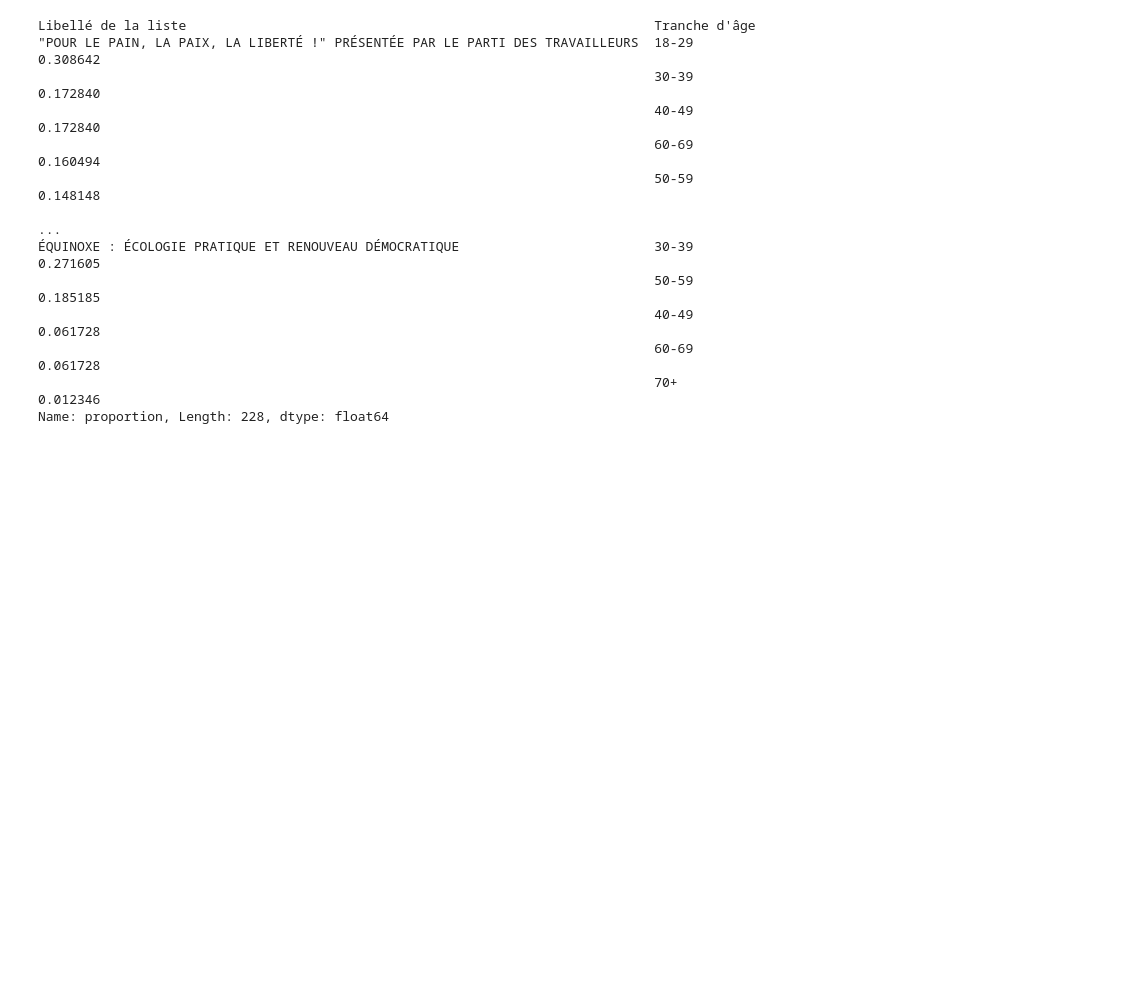
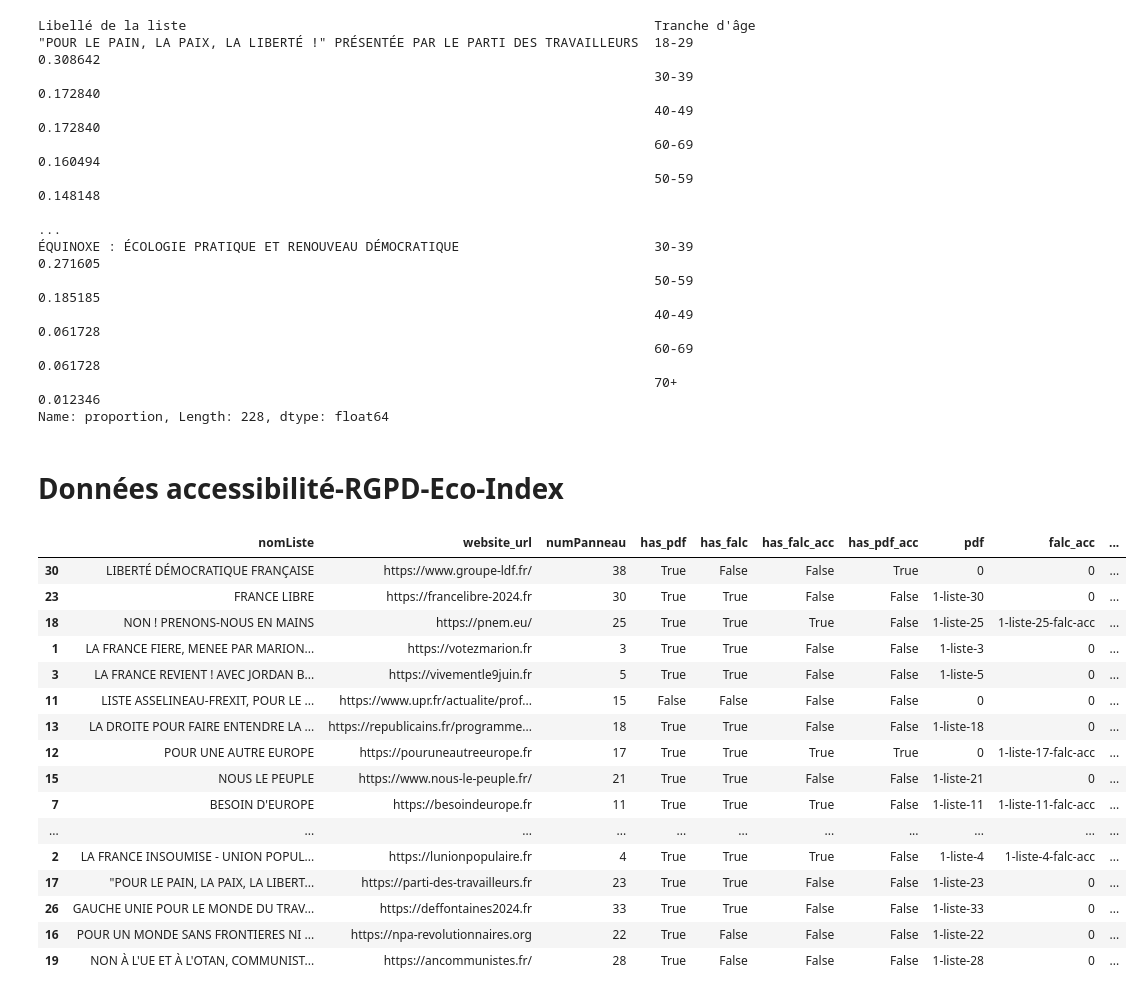
Before and after one commit to les-enovateurs/elections-europeennes, a Jupyter notebook: data_analysis.ipynb, the cells around one changed output. Saved outputs shown, nothing was run; the diff lists cells and outputs as text; code cells hidden in the pictures; blank space fills up the shorter version.

```diff
--- a/data_analysis.ipynb
+++ b/data_analysis.ipynb
@@ -152,3 +153,33 @@ fig.update_layout(
 )
 fig.update_yaxes(ticksuffix="%")
 fig.show()
+# %% [markdown]
+# Données accessibilité-RGPD-Eco-Index
+# %%
+data = json.load(open("data/complete/program-accessibilite-rgpd-ecoindex.json"))
+# %%
+df = pd.DataFrame(data["data"])
+# %%
+df_clean = df.drop_duplicates("nomListe").sort_values(
+    "emicentre_position", ascending=False
+)
+# %%
+df_clean
+# %% [output]
+|  | nomListe | website_url | numPanneau | has_pdf | has_falc | has_falc_acc | has_pdf_acc | pdf | falc_acc | ... |
+| 30 | LIBERTÉ DÉMOCRATIQUE FRANÇAISE | https://www.groupe-ldf.fr/ | 38 | True | False | False | True | 0 | 0 | ... |
+| 23 | FRANCE LIBRE | https://francelibre-2024.fr | 30 | True | True | False | False | 1-liste-30 | 0 | ... |
+| 18 | NON ! PRENONS-NOUS EN MAINS | https://pnem.eu/ | 25 | True | True | True | False | 1-liste-25 | 1-liste-25-falc-acc | ... |
+| 1 | LA FRANCE FIERE, MENEE PAR MARION... | https://votezmarion.fr | 3 | True | True | False | False | 1-liste-3 | 0 | ... |
+| 3 | LA FRANCE REVIENT ! AVEC JORDAN B... | https://vivementle9juin.fr | 5 | True | True | False | False | 1-liste-5 | 0 | ... |
+| 11 | LISTE ASSELINEAU-FREXIT, POUR LE ... | https://www.upr.fr/actualite/prof... | 15 | False | False | False | False | 0 | 0 | ... |
+| 13 | LA DROITE POUR FAIRE ENTENDRE LA ... | https://republicains.fr/programme... | 18 | True | True | False | False | 1-liste-18 | 0 | ... |
+| 12 | POUR UNE AUTRE EUROPE | https://pouruneautreeurope.fr | 17 | True | True | True | True | 0 | 1-liste-17-falc-acc | ... |
+| 15 | NOUS LE PEUPLE | https://www.nous-le-peuple.fr/ | 21 | True | True | False | False | 1-liste-21 | 0 | ... |
+| 7 | BESOIN D'EUROPE | https://besoindeurope.fr | 11 | True | True | True | False | 1-liste-11 | 1-liste-11-falc-acc | ... |
+| ... | ... | ... | ... | ... | ... | ... | ... | ... | ... | ... |
+| 2 | LA FRANCE INSOUMISE - UNION POPUL... | https://lunionpopulaire.fr | 4 | True | True | True | False | 1-liste-4 | 1-liste-4-falc-acc | ... |
+| 17 | "POUR LE PAIN, LA PAIX, LA LIBERT... | https://parti-des-travailleurs.fr | 23 | True | True | False | False | 1-liste-23 | 0 | ... |
+| 26 | GAUCHE UNIE POUR LE MONDE DU TRAV... | https://deffontaines2024.fr | 33 | True | True | False | False | 1-liste-33 | 0 | ... |
+| 16 | POUR UN MONDE SANS FRONTIERES NI ... | https://npa-revolutionnaires.org | 22 | True | False | False | False | 1-liste-22 | 0 | ... |
+| 19 | NON À L'UE ET À L'OTAN, COMMUNIST... | https://ancommunistes.fr/ | 28 | True | False | False | False | 1-liste-28 | 0 | ... |
```
Also changed, not shown: parts of 12 cells of this notebook.
